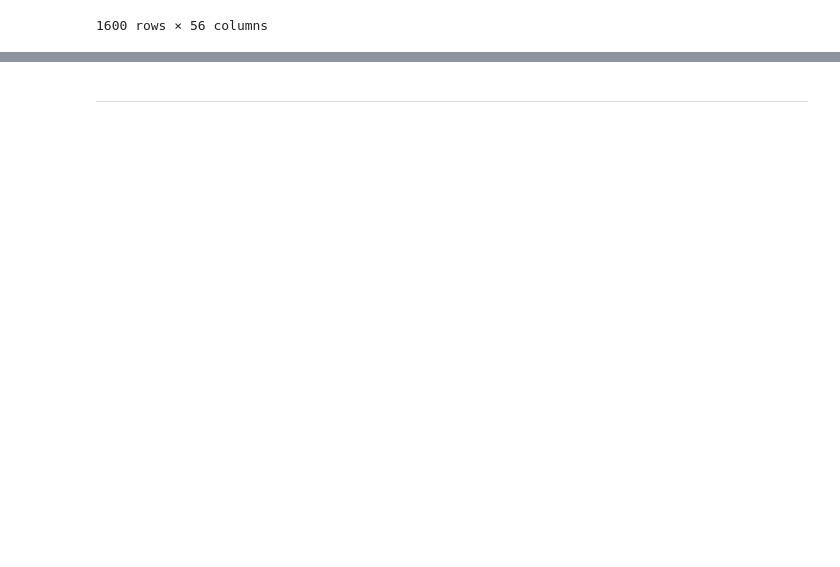
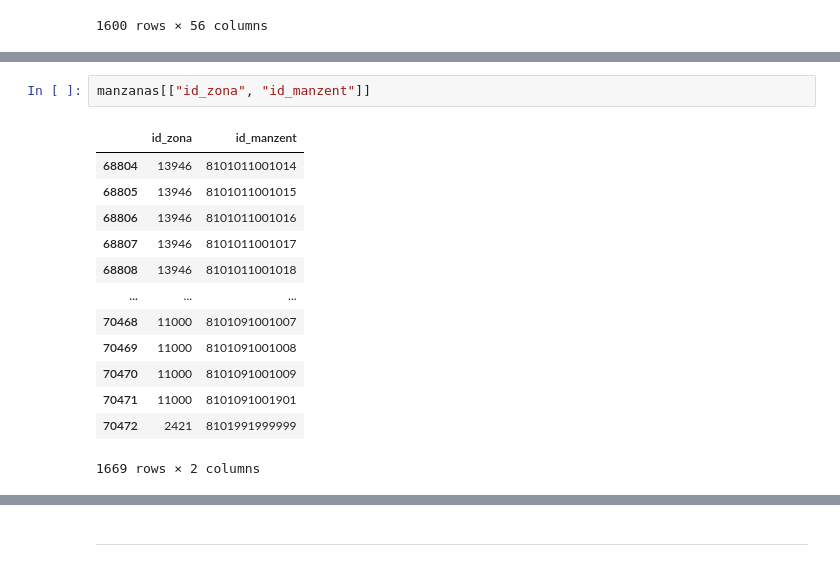
Before and after one commit to zetaso/census-localization, a Jupyter notebook: geolocalize.ipynb, the cells around one changed output, grey strips where cells are left out. Cells and saved outputs as stored; diff of their text form; blank space fills up the shorter version.

```diff
--- a/geolocalize.ipynb
+++ b/geolocalize.ipynb
@@ -444 +566,17 @@ manzanas
+# %%
+manzanas[["id_zona", "id_manzent"]]
+# %% [output]
+|  | id_zona | id_manzent |
+| 68804 | 13946 | 8101011001014 |
+| 68805 | 13946 | 8101011001015 |
+| 68806 | 13946 | 8101011001016 |
+| 68807 | 13946 | 8101011001017 |
+| 68808 | 13946 | 8101011001018 |
+| ... | ... | ... |
+| 70468 | 11000 | 8101091001007 |
+| 70469 | 11000 | 8101091001008 |
+| 70470 | 11000 | 8101091001009 |
+| 70471 | 11000 | 8101091001901 |
+| 70472 | 2421 | 8101991999999 |
+1669 rows × 2 columns
 # %%
```
Also changed, not shown: parts of 14 cells of this notebook.
